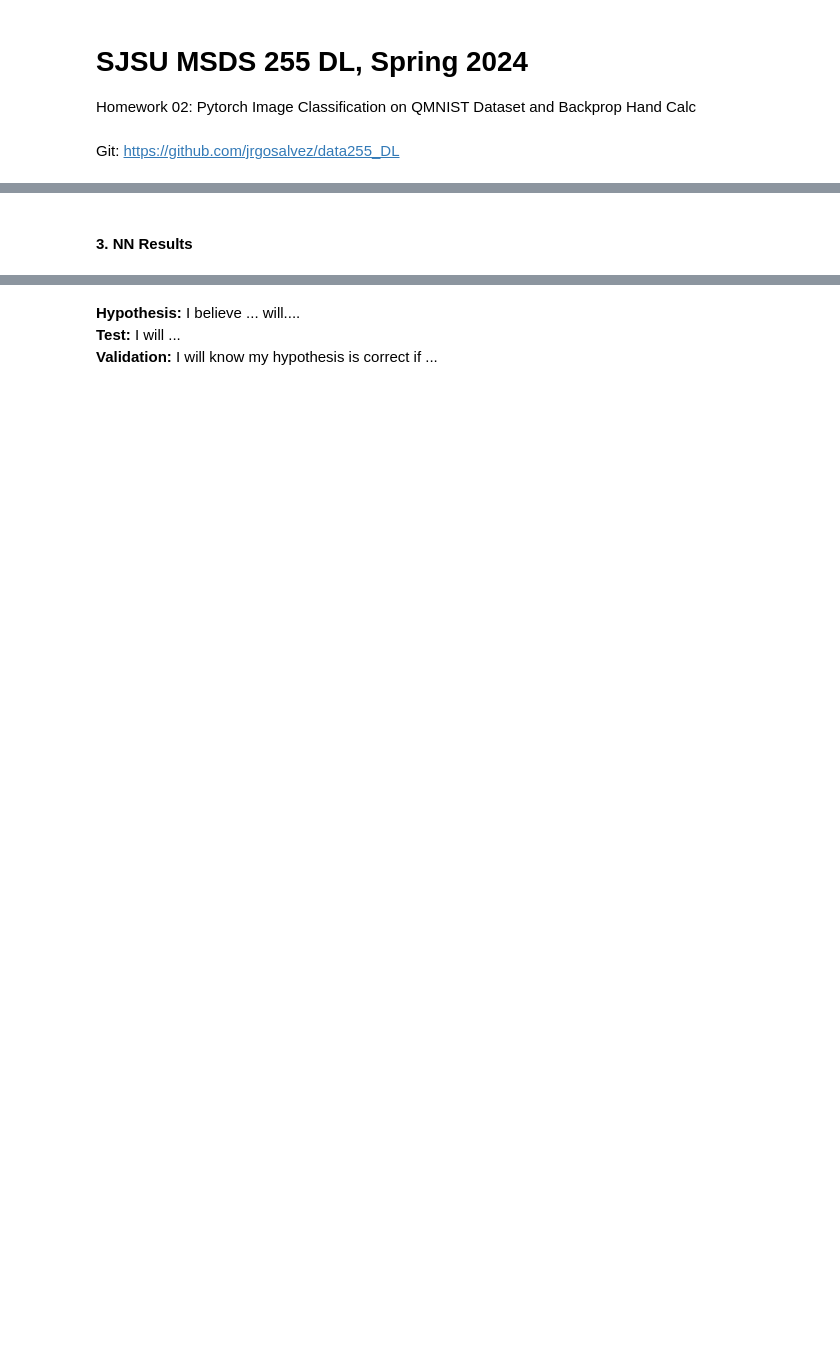
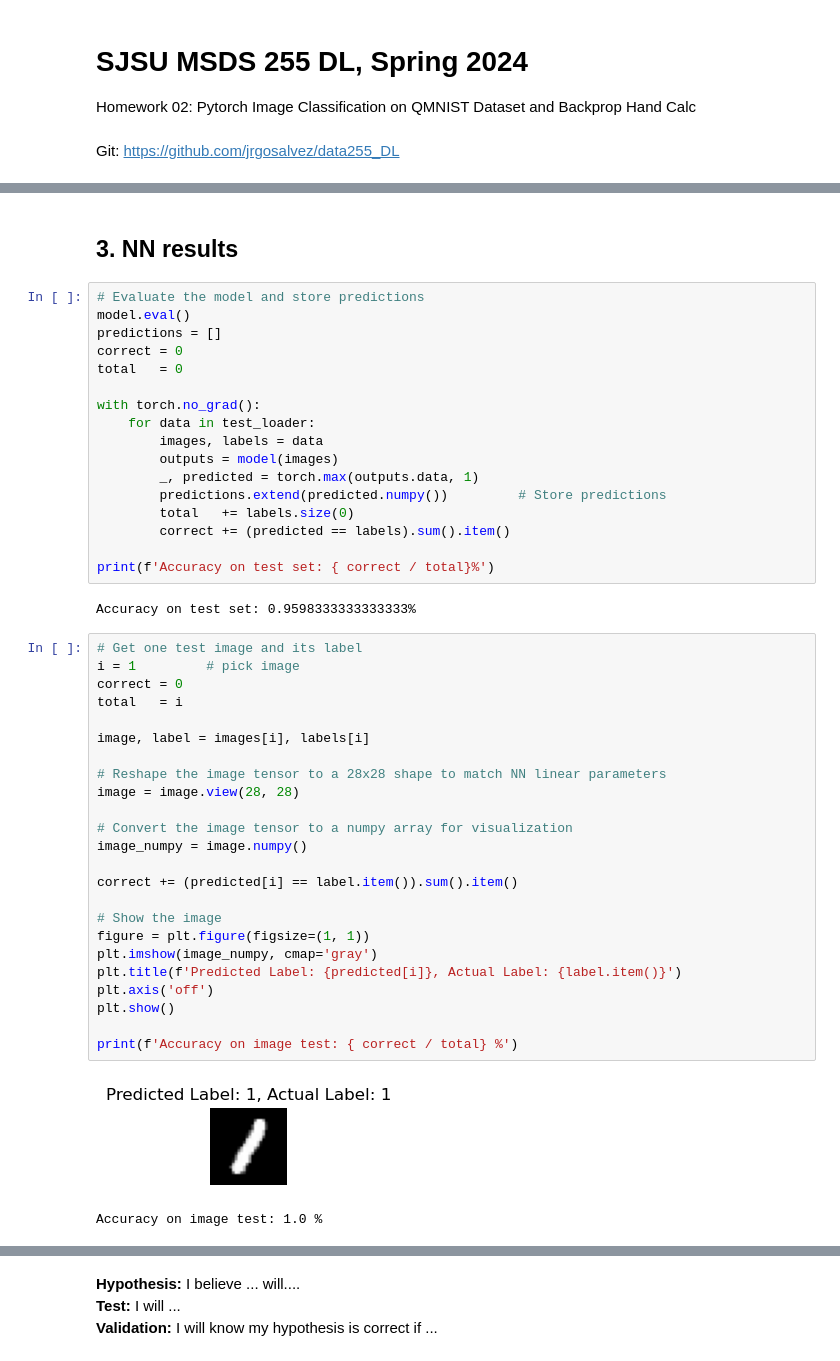
Before and after one commit to jrgosalvez/data255_DL, a Jupyter notebook: HW2-QMNIST and Backprop/Jorge_Gosalvez_255-HW2.ipynb, the cells around one changed output, grey strips where cells are left out. Saved outputs shown, nothing was run; the diff lists cells and outputs as text; blank space fills up the shorter version.

```diff
--- a/HW2-QMNIST and Backprop/Jorge_Gosalvez_255-HW2.ipynb
+++ b/HW2-QMNIST and Backprop/Jorge_Gosalvez_255-HW2.ipynb
@@ -10,2 +133,48 @@ Git: https://github.com/jrgosalvez/data255_DL
 # %% [markdown]
-#### 3. NN Results
+## 3. NN results
+# %%
+# Evaluate the model and store predictions
+model.eval()
+predictions = []
+correct = 0
+total   = 0
+
+with torch.no_grad():
+    for data in test_loader:
+        images, labels = data
+        outputs = model(images)
+        _, predicted = torch.max(outputs.data, 1)
+        predictions.extend(predicted.numpy())         # Store predictions
+        total   += labels.size(0)
+        correct += (predicted == labels).sum().item()
+
+print(f'Accuracy on test set: { correct / total}%')
+# %% [output]
+Accuracy on test set: 0.9598333333333333%
+# %%
+# Get one test image and its label
+i = 1         # pick image
+correct = 0
+total   = i
+
+image, label = images[i], labels[i]
+
+# Reshape the image tensor to a 28x28 shape to match NN linear parameters
+image = image.view(28, 28)
+
+# Convert the image tensor to a numpy array for visualization
+image_numpy = image.numpy()
+
+correct += (predicted[i] == label.item()).sum().item()
+
+# Show the image
+figure = plt.figure(figsize=(1, 1))
+plt.imshow(image_numpy, cmap='gray')
+plt.title(f'Predicted Label: {predicted[i]}, Actual Label: {label.item()}')
+plt.axis('off')
+plt.show()
+
+print(f'Accuracy on image test: { correct / total} %')
+# %% [output]
+[figure, added]
+Accuracy on image test: 1.0 %
```
Also changed, not shown: parts of 34 cells of this notebook, 21 other files.
